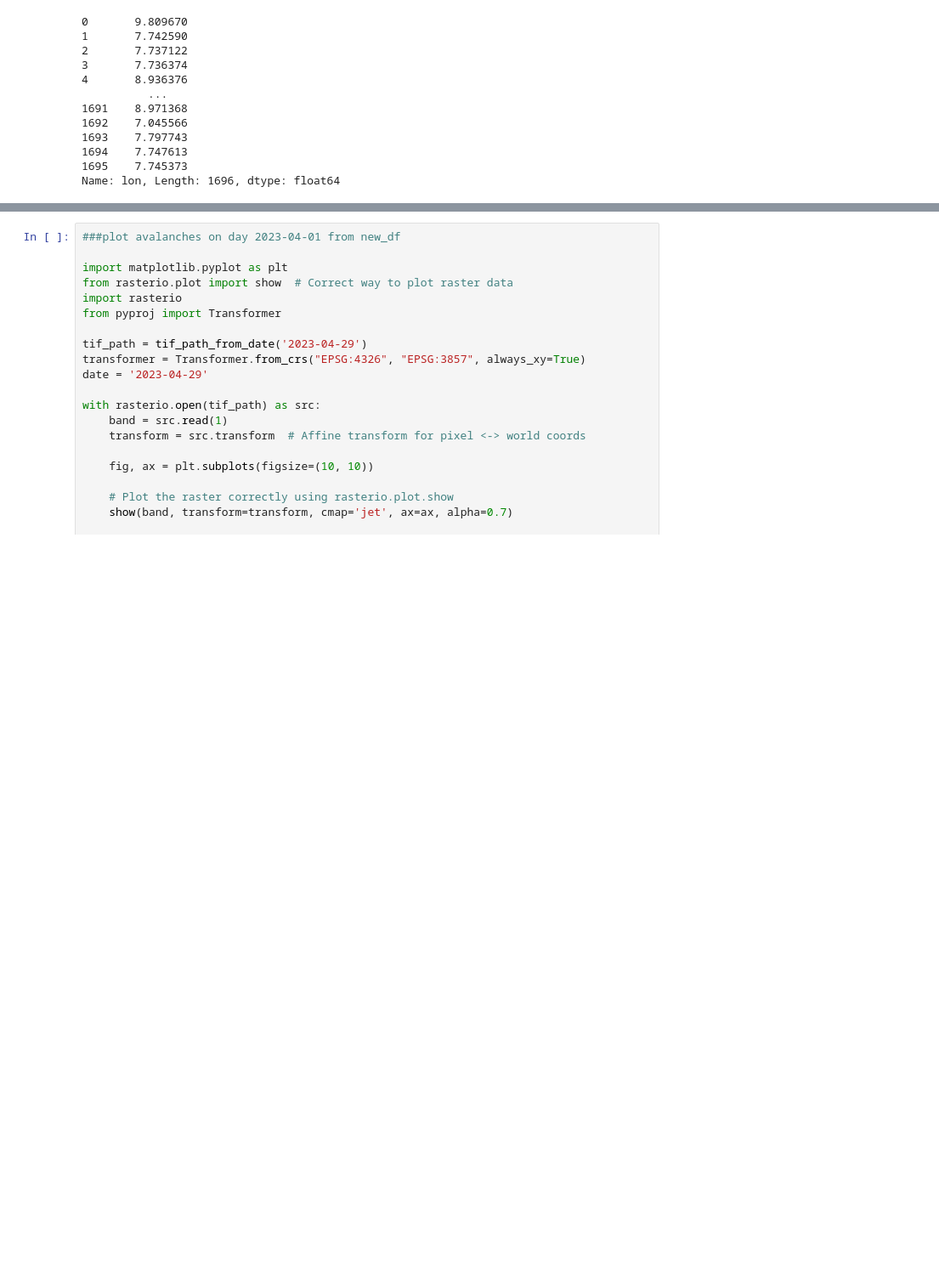
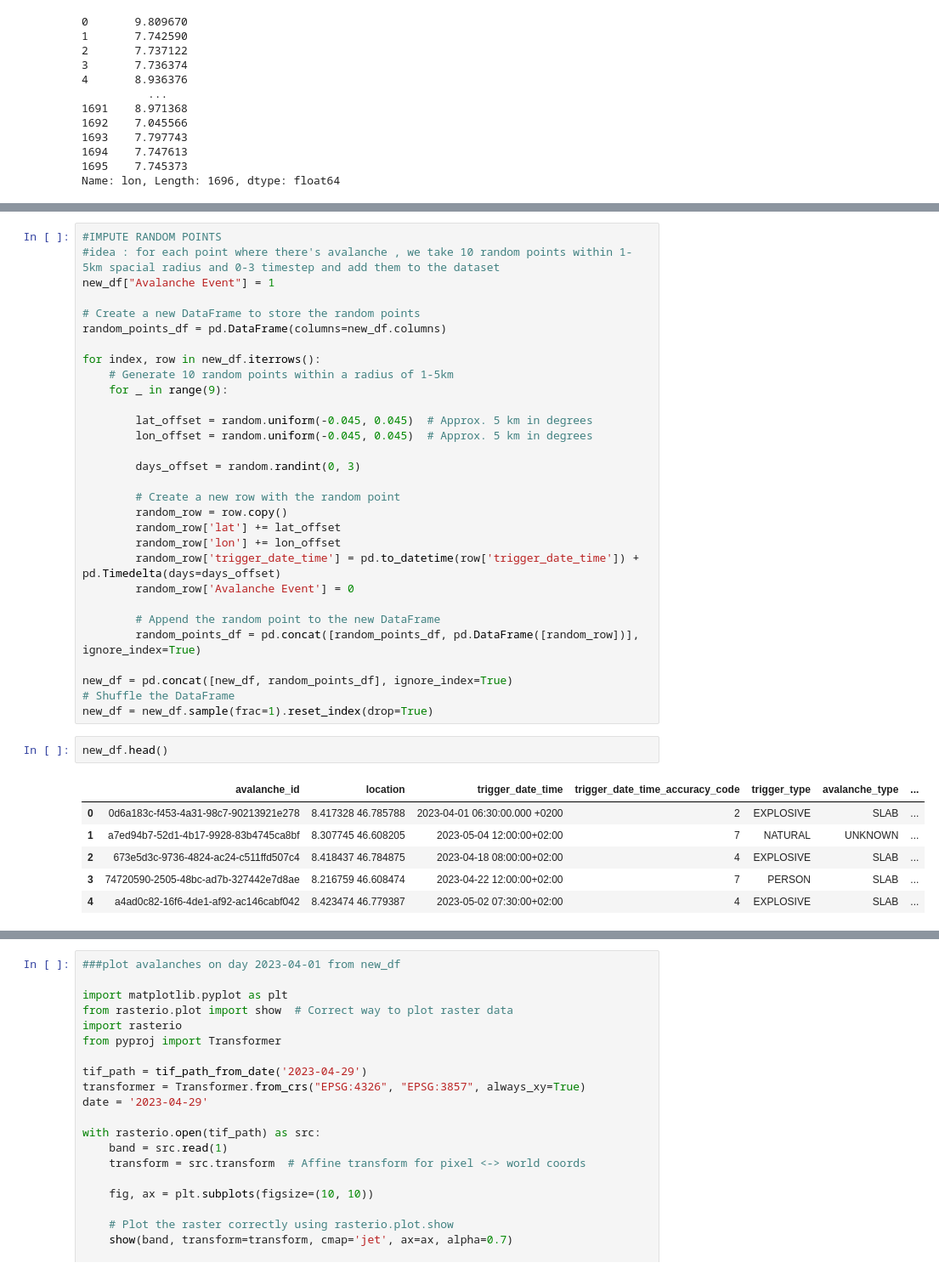
Before and after one commit to IlyaYakushevskiy/avalanche_sat, a Jupyter notebook: Sat Data/prepare_sat_ds.ipynb, the cells around one changed output, grey strips where cells are left out. Shown at 85% size. Saved outputs shown, nothing was run; the diff lists cells and outputs as text; blank space fills up the shorter version.

```diff
--- a/Sat Data/prepare_sat_ds.ipynb
+++ b/Sat Data/prepare_sat_ds.ipynb
@@ -115,3 +119,42 @@ for _, row in avalanche_data.iterrows():
 
                 new_df = pd.concat([new_df, pd.DataFrame([row])], ignore_index=True)
                 new_df.at[new_df.index[-1], 'snow_depth_sat'] = snow_depth_sat
+# %%
+#IMPUTE RANDOM POINTS
+#idea : for each point where there's avalanche , we take 10 random points within 1-5km spacial radius and 0-3 timestep and add them to the dataset
+new_df["Avalanche Event"] = 1
+
+# Create a new DataFrame to store the random points
+random_points_df = pd.DataFrame(columns=new_df.columns)
+
+for index, row in new_df.iterrows():
+    # Generate 10 random points within a radius of 1-5km
+    for _ in range(9):
+
+        lat_offset = random.uniform(-0.045, 0.045)  # Approx. 5 km in degrees
+        lon_offset = random.uniform(-0.045, 0.045)  # Approx. 5 km in degrees
+
+        days_offset = random.randint(0, 3)
+
+        # Create a new row with the random point
+        random_row = row.copy()
+        random_row['lat'] += lat_offset
+        random_row['lon'] += lon_offset
+        random_row['trigger_date_time'] = pd.to_datetime(row['trigger_date_time']) + pd.Timedelta(days=days_offset)
+        random_row['Avalanche Event'] = 0
+
+        # Append the random point to the new DataFrame
+        random_points_df = pd.concat([random_points_df, pd.DataFrame([random_row])], ignore_index=True)
+
+new_df = pd.concat([new_df, random_points_df], ignore_index=True)
+# Shuffle the DataFrame
+new_df = new_df.sample(frac=1).reset_index(drop=True)
+# %%
+new_df.head()
+# %% [output]
+|  | avalanche_id | location | trigger_date_time | trigger_date_time_accuracy_code | trigger_type | avalanche_type | ... |
+| 0 | 0d6a183c-f453-4a31-98c7-90213921e278 | 8.417328 46.785788 | 2023-04-01 06:30:00.000 +0200 | 2 | EXPLOSIVE | SLAB | ... |
+| 1 | a7ed94b7-52d1-4b17-9928-83b4745ca8bf | 8.307745 46.608205 | 2023-05-04 12:00:00+02:00 | 7 | NATURAL | UNKNOWN | ... |
+| 2 | 673e5d3c-9736-4824-ac24-c511ffd507c4 | 8.418437 46.784875 | 2023-04-18 08:00:00+02:00 | 4 | EXPLOSIVE | SLAB | ... |
+| 3 | 74720590-2505-48bc-ad7b-327442e7d8ae | 8.216759 46.608474 | 2023-04-22 12:00:00+02:00 | 7 | PERSON | SLAB | ... |
+| 4 | a4ad0c82-16f6-4de1-af92-ac146cabf042 | 8.423474 46.779387 | 2023-05-02 07:30:00+02:00 | 4 | EXPLOSIVE | SLAB | ... |
```
Also changed, not shown: parts of 20 cells of this notebook, 20 other files.
